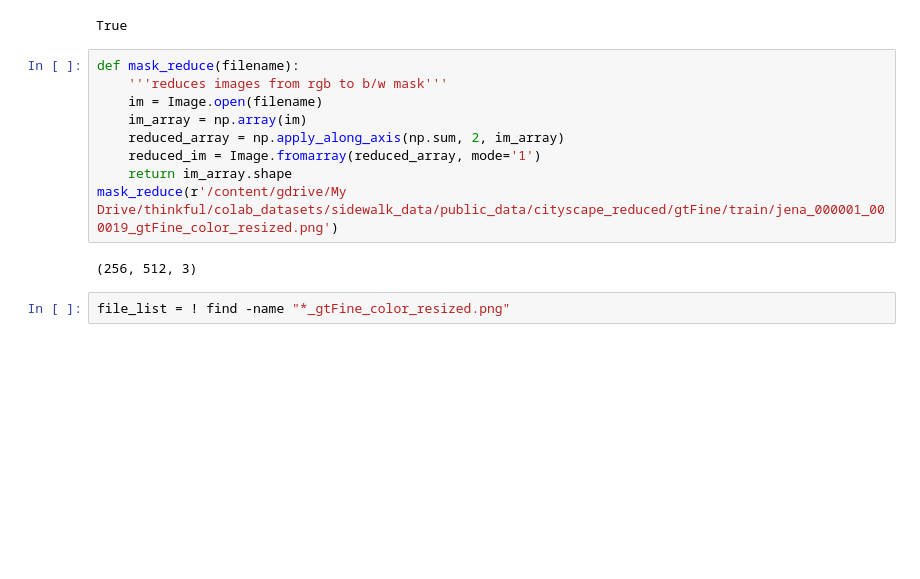
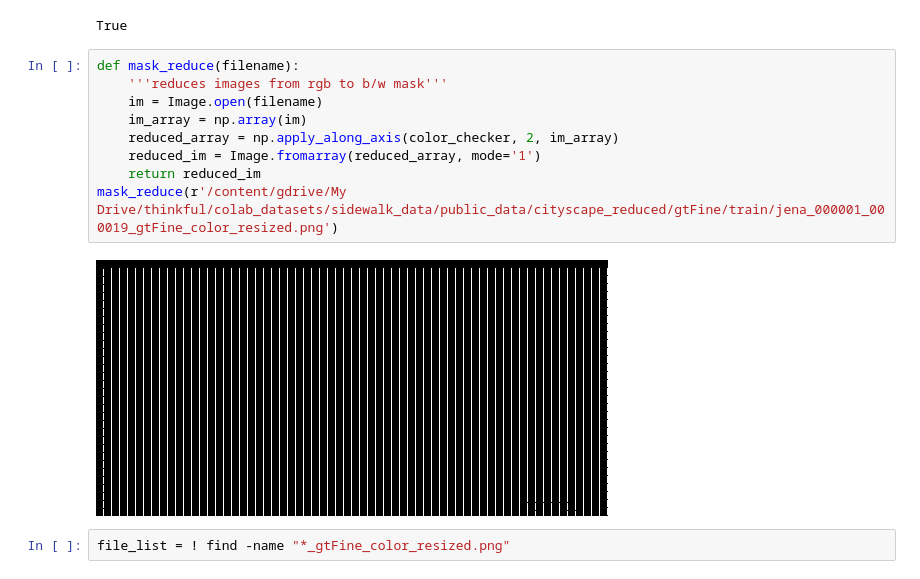
Before and after one commit to chrisoyer/sidewalk_deep-learning, a Jupyter notebook: Unet_Model_for_Semantic_Segmentation.ipynb, the cells around one changed output. Saved outputs shown, nothing was run; the diff lists cells and outputs as text; blank space fills up the shorter version.

```diff
--- a/Unet_Model_for_Semantic_Segmentation.ipynb
+++ b/Unet_Model_for_Semantic_Segmentation.ipynb
@@ -149,14 +149,14 @@ True
 # %%
 def mask_reduce(filename):
     '''reduces images from rgb to b/w mask'''
     im = Image.open(filename)
     im_array = np.array(im)
-    reduced_array = np.apply_along_axis(np.sum, 2, im_array)
+    reduced_array = np.apply_along_axis(color_checker, 2, im_array)
     reduced_im = Image.fromarray(reduced_array, mode='1')
-    return im_array.shape
+    return reduced_im
 mask_reduce(r'/content/gdrive/My Drive/thinkful/colab_datasets/sidewalk_data/public_data/cityscape_reduced/gtFine/train/jena_000001_000019_gtFine_color_resized.png')
 # %% [output]
-(256, 512, 3)
+[figure, added]
 # %%
 file_list = ! find -name "*_gtFine_color_resized.png"
 # %%
```
